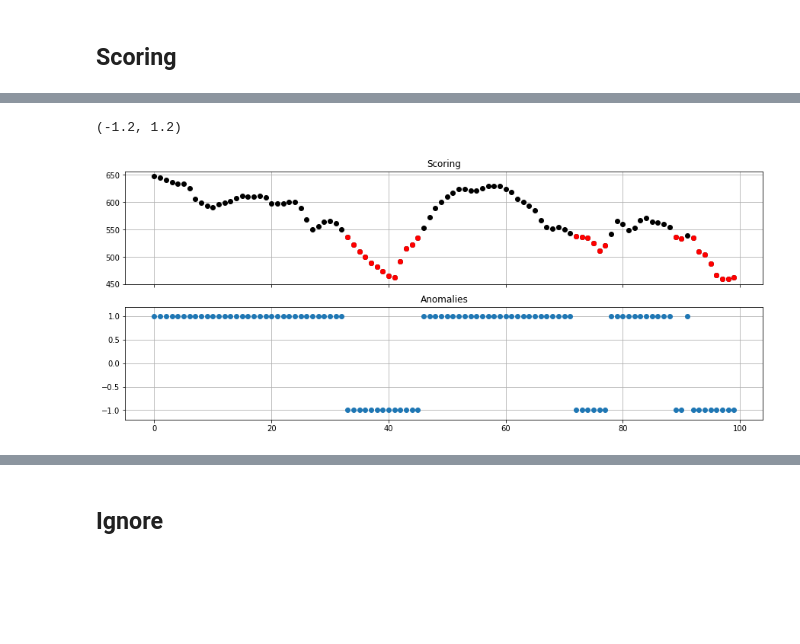
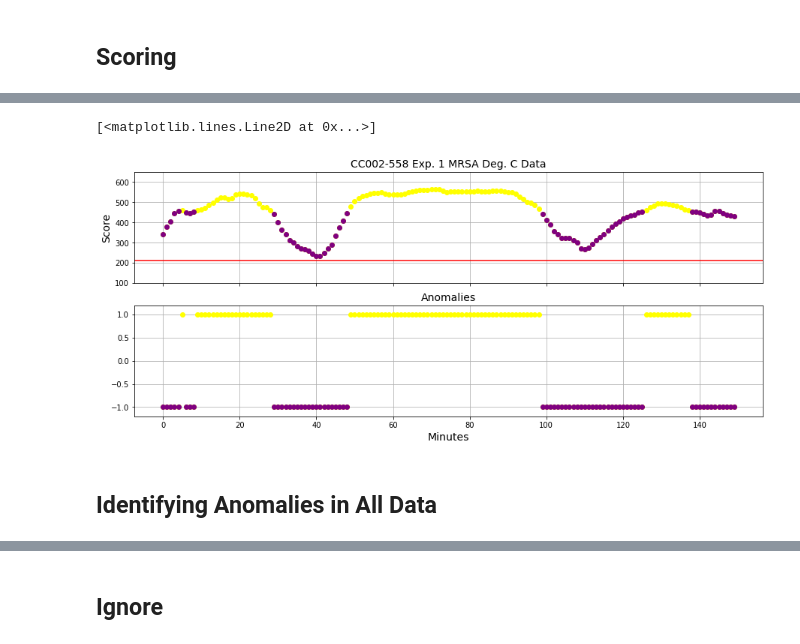
Before and after one commit to sheyaa/caterpillar_mset, a Jupyter notebook: Mice_SVM.ipynb, the cells around one changed output, grey strips where cells are left out. Drawn from its saved outputs; the diff is of its cells as text; code cells hidden in the pictures; blank space fills up the shorter version.

Commit message:
Update
This update contains the graph that shows SckiKit learn predict values, threshold, training time, and first anomaly

```diff
--- a/Mice_SVM.ipynb
+++ b/Mice_SVM.ipynb
@@ -25,12 +25,16 @@ mice = pd.read_excel('/Users/yoddmena/Downloads/Research/Telemetry_edited/Ex 01
 # %%
 ## Selecting columns and the first 5000 rows then plotting
 x = mice["Minutes"]
-y = mice.iloc[:,9] #selecting CC002-558 Exp. 1 MRSA Deg. C Data
+name = "CC002-558 Exp. 1 MRSA Deg. C Data"
+y = mice[name] #selecting CC002-558 Exp. 1 MRSA Deg. C Data
 
 #plt.plot(x[:5000],y[:5000])
 #plt.xlabel("Minutes") #x label
 #plt.ylabel("Temperature (°C)") #y label
 
+#name
+
+
 # Filling in missing values using forward fill
 y1_fw = y.fillna(method='ffill')
 y1_bw = y1_fw.fillna(method='bfill') #backward fill
@@ -53,8 +57,8 @@ Z = Z.T
 model = svm.OneClassSVM()
 
 #fit the data
-model.fit(Z[:5041,:]) #5001
+model.fit(Z[:4321,:]) #first 3 days
 
 #predict the data
-predict_1 = model.predict(Z[720:5041,:]) #5001
-predict_2 = model.predict(Z[5041:,:])
+predict_1 = model.predict(Z[:4321,:]) #5001
+predict_2 = model.predict(Z[4321:,:])
@@ -173,5 +166,10 @@ sum(anomaly_2)
 # %% [markdown]
 ## Scoring
 # %%
-scores_1 = model.score_samples(Z[720:5041,:])
-scores_2 = model.score_samples(Z[5041:,:])
+scores_1 = model.score_samples(Z[:4321,:])
+scores_2 = model.score_samples(Z[4321:,:])
+time = np.arange(Z.shape[0])+(2*720) # 2 times the time delay
+# %%
+#minimum score
+min_score = scores_1.min()
+min_score
@@ -178,24 +209,33 @@ scores_2 = model.score_samples(Z[5041:,:])
 # %%
 fig,ax = plt.subplots(2, 1, figsize=(15,6), sharex = True)
+train_begin = 2450
+train_end = 2600
 
 #plt.plot(scores,'o')
-ax[0].plot(scores_1[:100], 'o', color='black')  # Plot the scores with blue color
+ax[0].plot(scores_1[train_begin:train_end], 'o', color='yellow')  # Plot the scores with blue color #
 ax[0].grid()
-ax[0].set_title("Scoring")
+ax[0].set_ylabel("Score", fontsize=14)
+ax[0].set_title(name, fontsize=14)
+ax[0].set_ylim(100,650)
 
 # Find the indices of the anomalies
-anomaly_indices = [index for index, value in enumerate(predict_1[:100]) if value == -1]
+anomaly_indices = [index for index, value in enumerate(predict_1[train_begin:train_end]) if value == -1] #
 
 # Plot the anomalies with red color
-ax[0].plot(anomaly_indices, scores_1[:100][anomaly_indices], 'o', color='red')
+ax[0].plot(anomaly_indices, scores_1[train_begin:train_end][anomaly_indices], 'o', color='purple') #
+ax[0].axhline(y=min_score, color='red', linestyle='-')
 
-ax[1].plot(predict_1[:100], 'o')
+ax[1].plot(predict_1[train_begin:train_end], 'o', color='yellow') #
 ax[1].grid()
-ax[1].set_title("Anomalies")
+ax[1].set_title("Anomalies", fontsize=14)
 ax[1].set_ylim(-1.2, 1.2)
+ax[1].set_xlabel("Minutes", fontsize=14)
+ax[1].plot(anomaly_indices, predict_1[train_begin:train_end][anomaly_indices], 'o', color='purple') #
 
 
 ## The x axis starts at 0-200, how do I fix?
 # %% [output]
-(-1.2, 1.2)
+[<matplotlib.lines.Line2D at 0x...>]
-[figure, old version]
+[figure, new version]
+# %% [markdown]
+## Identifying Anomalies in All Data
```
Also changed, not shown: parts of 17 cells of this notebook.
